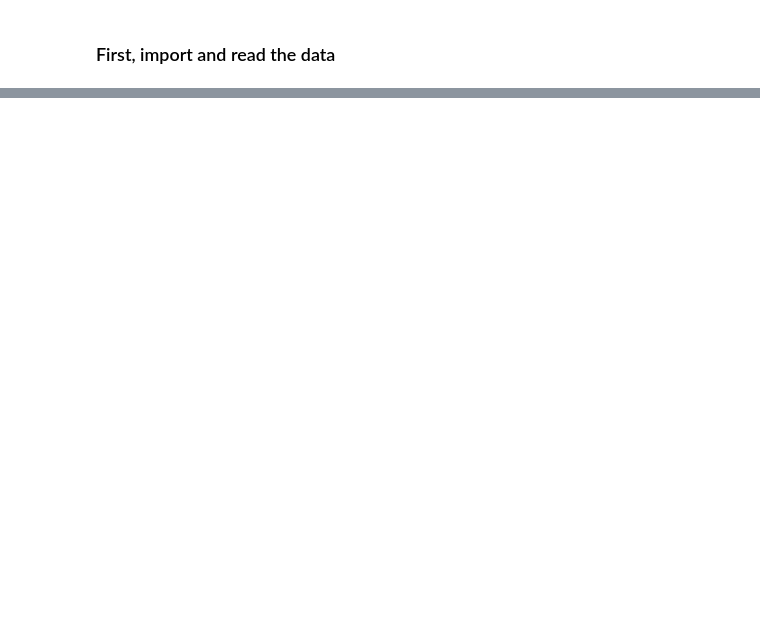
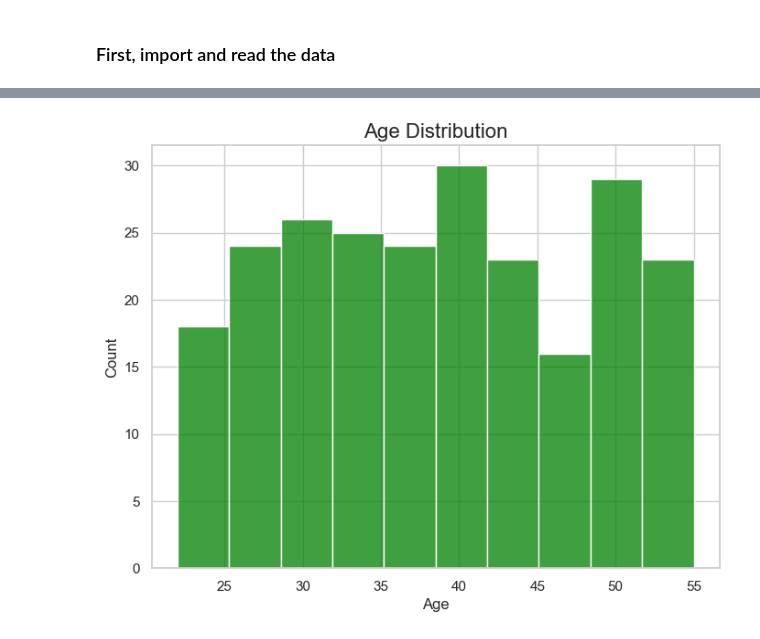
Before and after one commit to afrizzell24/DS201_Final, a Jupyter notebook: code/purchase_analysis.ipynb, the cells around one changed output, grey strips where cells are left out. Cells and saved outputs as stored; diff of their text form; code cells hidden in the pictures; blank space fills up the shorter version.

```diff
--- a/code/purchase_analysis.ipynb
+++ b/code/purchase_analysis.ipynb
@@ -28,0 +89,10 @@ memory usage: 13.1 KB
+# %%
+plt.figure(figsize=(8, 6))
+sns.histplot(df['age'], color='green', bins=10)
+
+plt.title('Age Distribution', fontsize=16)
+plt.xlabel('Age')
+plt.ylabel('Count')
+plt.show()
+# %% [output]
+[figure, added]
```
Also changed, not shown: parts of 11 cells of this notebook.
